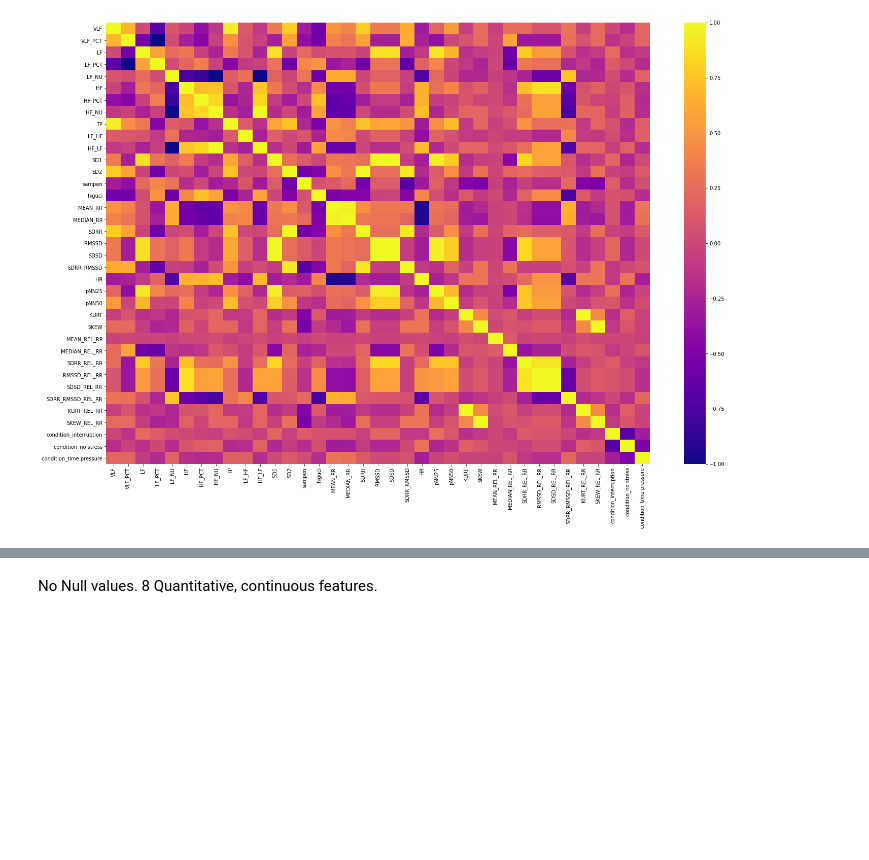
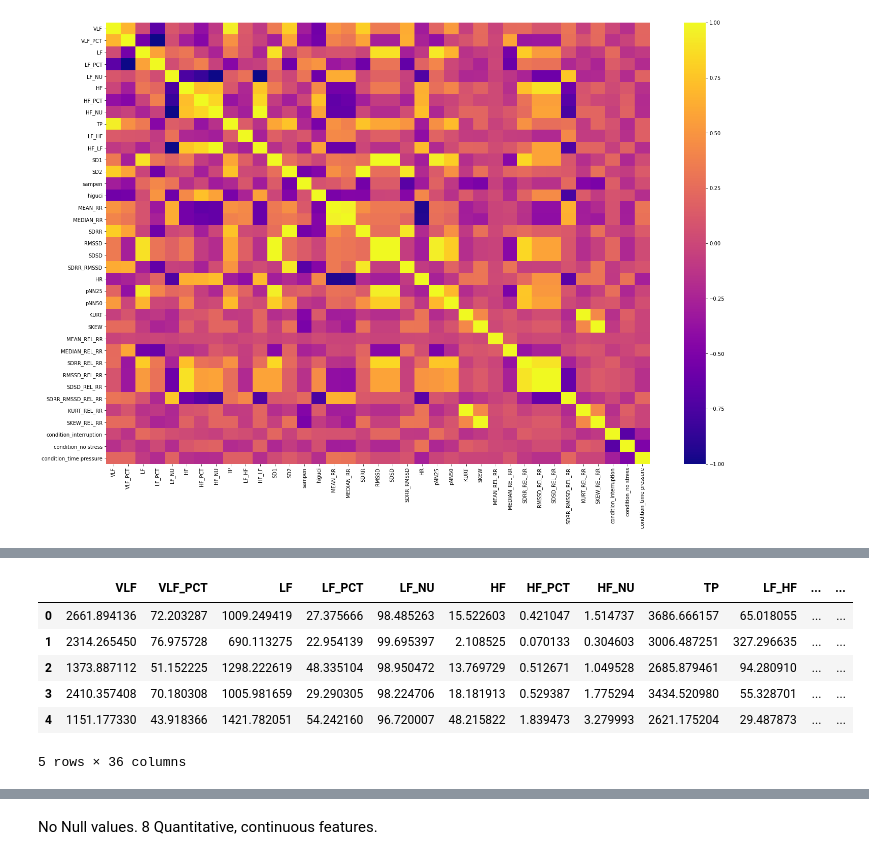
Before and after one commit to dndamle/AIML-Hackathon---LONDONX, a Jupyter notebook: Hackathon_Heart_Rate.ipynb, the cells around one changed output, grey strips where cells are left out. Drawn from its saved outputs; the diff is of its cells as text; code cells hidden in the pictures; blank space fills up the shorter version.

```diff
--- a/Hackathon_Heart_Rate.ipynb
+++ b/Hackathon_Heart_Rate.ipynb
@@ -285,3 +287,15 @@ condition_time pressure            -0.498153                 1.000000
 # %%
 #PCA
 #Statistical model - pvalue
+# %%
+X_train =  df_merged_final.drop('HR',axis=1)     # Predictor feature columns
+y_train =  df_merged_final['HR']   # Target column
+X_train.head()
+# %% [output]
+|  | VLF | VLF_PCT | LF | LF_PCT | LF_NU | HF | HF_PCT | HF_NU | TP | LF_HF | ... | ... |
+| 0 | 2661.894136 | 72.203287 | 1009.249419 | 27.375666 | 98.485263 | 15.522603 | 0.421047 | 1.514737 | 3686.666157 | 65.018055 | ... | ... |
+| 1 | 2314.265450 | 76.975728 | 690.113275 | 22.954139 | 99.695397 | 2.108525 | 0.070133 | 0.304603 | 3006.487251 | 327.296635 | ... | ... |
+| 2 | 1373.887112 | 51.152225 | 1298.222619 | 48.335104 | 98.950472 | 13.769729 | 0.512671 | 1.049528 | 2685.879461 | 94.280910 | ... | ... |
+| 3 | 2410.357408 | 70.180308 | 1005.981659 | 29.290305 | 98.224706 | 18.181913 | 0.529387 | 1.775294 | 3434.520980 | 55.328701 | ... | ... |
+| 4 | 1151.177330 | 43.918366 | 1421.782051 | 54.242160 | 96.720007 | 48.215822 | 1.839473 | 3.279993 | 2621.175204 | 29.487873 | ... | ... |
+5 rows × 36 columns
```
Also changed, not shown: parts of 8 cells of this notebook.
